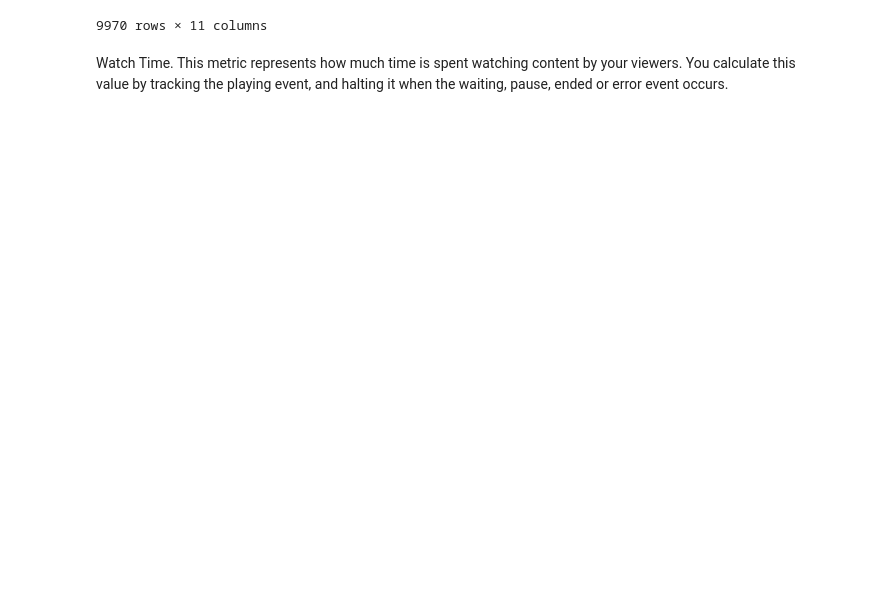
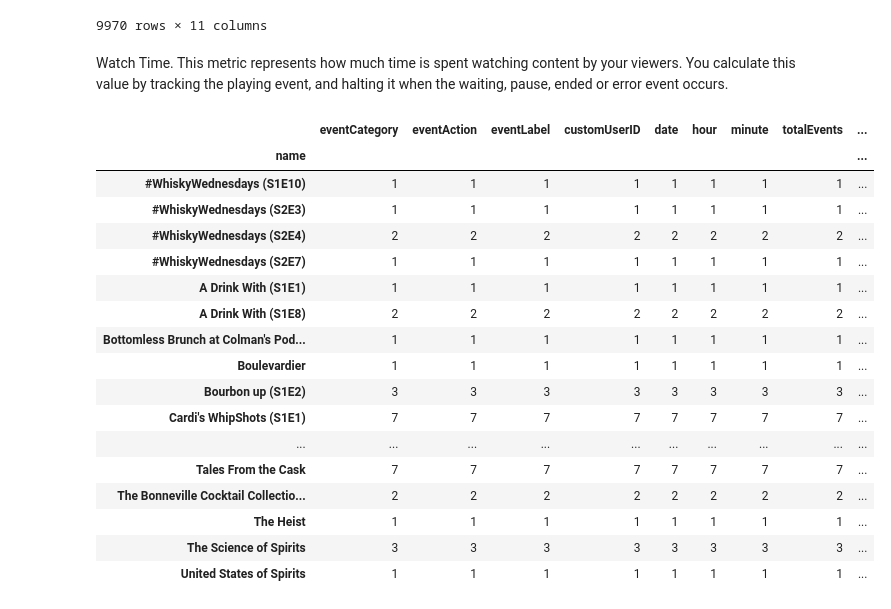
Before and after one commit to Vladykart/spirit_dashboard, a Jupyter notebook: notebooks/to_mongo_db.ipynb, the cells around one changed output. Cells and saved outputs as stored; diff of their text form; code cells hidden in the pictures; blank space fills up the shorter version.

```diff
--- a/notebooks/to_mongo_db.ipynb
+++ b/notebooks/to_mongo_db.ipynb
@@ -301,3 +340,38 @@ d
 9970 rows × 11 columns
 # %% [markdown]
 Watch Time. This metric represents how much time is spent watching content by your viewers. You calculate this value by tracking the playing event, and halting it when the waiting, pause, ended or error event occurs.
+# %%
+def prepare_video_events_counted_dfs(video_df) -> dict:
+    """
+    return dict of counted rows grouped by name
+    :param video_df:
+    :return: dict_of_counted_events_dfs:
+    """
+    dict_of_counted_events_dfs = {}
+    for event_action in video_df['eventAction'].unique():
+        dict_of_counted_events_dfs[event_action] = \
+            video_df[video_df['eventAction'] == event_action].groupby(
+                by=['name']).count()
+    return dict_of_counted_events_dfs
+
+seek_time = prepare_video_events_counted_dfs(video_df)['seeked']
+seek_time
+# %% [output]
+|  | eventCategory | eventAction | eventLabel | customUserID | date | hour | minute | totalEvents | ... |
+| name |  |  |  |  |  |  |  |  | ... |
+| #WhiskyWednesdays (S1E10) | 1 | 1 | 1 | 1 | 1 | 1 | 1 | 1 | ... |
+| #WhiskyWednesdays (S2E3) | 1 | 1 | 1 | 1 | 1 | 1 | 1 | 1 | ... |
+| #WhiskyWednesdays (S2E4) | 2 | 2 | 2 | 2 | 2 | 2 | 2 | 2 | ... |
+| #WhiskyWednesdays (S2E7) | 1 | 1 | 1 | 1 | 1 | 1 | 1 | 1 | ... |
+| A Drink With (S1E1) | 1 | 1 | 1 | 1 | 1 | 1 | 1 | 1 | ... |
+| A Drink With (S1E8) | 2 | 2 | 2 | 2 | 2 | 2 | 2 | 2 | ... |
+| Bottomless Brunch at Colman's Pod... | 1 | 1 | 1 | 1 | 1 | 1 | 1 | 1 | ... |
+| Boulevardier | 1 | 1 | 1 | 1 | 1 | 1 | 1 | 1 | ... |
+| Bourbon up (S1E2) | 3 | 3 | 3 | 3 | 3 | 3 | 3 | 3 | ... |
+| Cardi's WhipShots (S1E1) | 7 | 7 | 7 | 7 | 7 | 7 | 7 | 7 | ... |
+| ... | ... | ... | ... | ... | ... | ... | ... | ... | ... |
+| Tales From the Cask | 7 | 7 | 7 | 7 | 7 | 7 | 7 | 7 | ... |
+| The Bonneville Cocktail Collectio... | 2 | 2 | 2 | 2 | 2 | 2 | 2 | 2 | ... |
+| The Heist | 1 | 1 | 1 | 1 | 1 | 1 | 1 | 1 | ... |
+| The Science of Spirits | 3 | 3 | 3 | 3 | 3 | 3 | 3 | 3 | ... |
+| United States of Spirits | 1 | 1 | 1 | 1 | 1 | 1 | 1 | 1 | ... |
```
Also changed, not shown: parts of 3 cells of this notebook, 2 other files.
